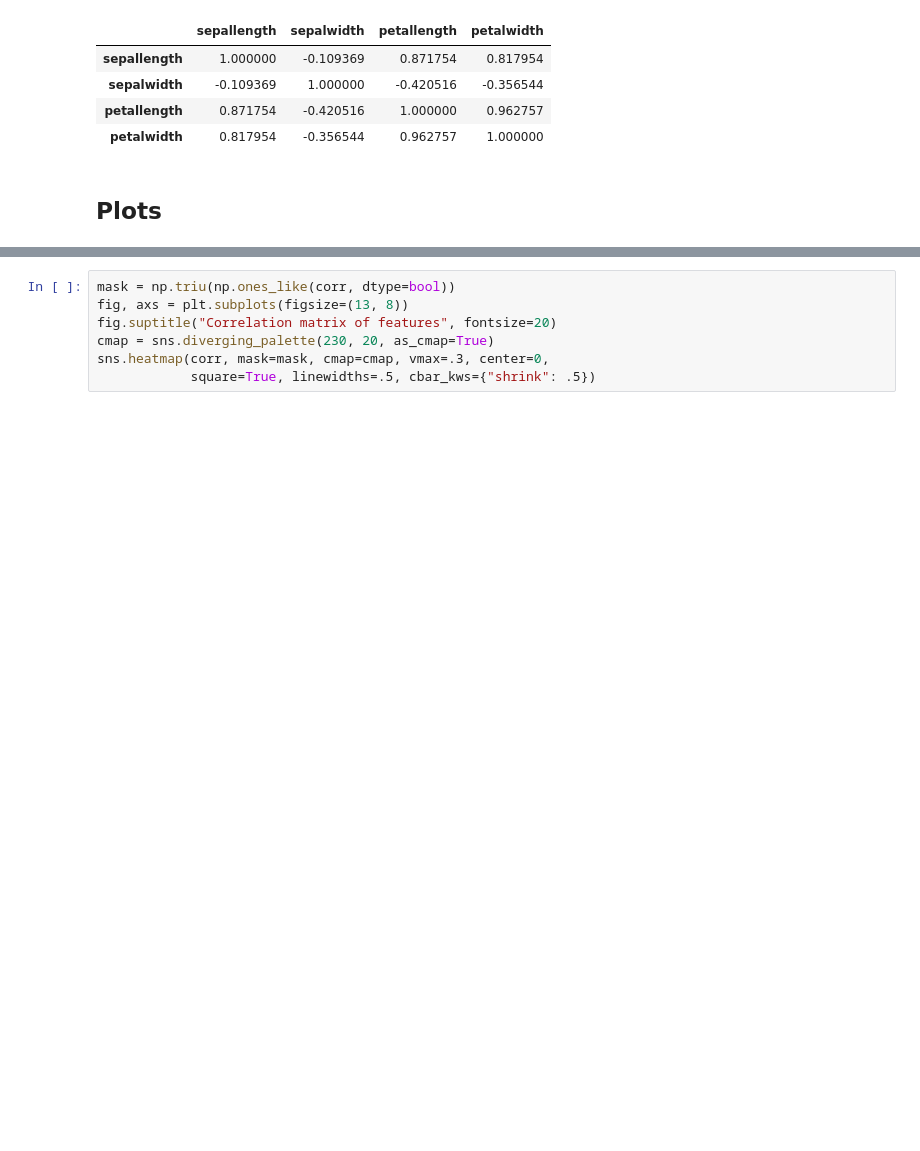
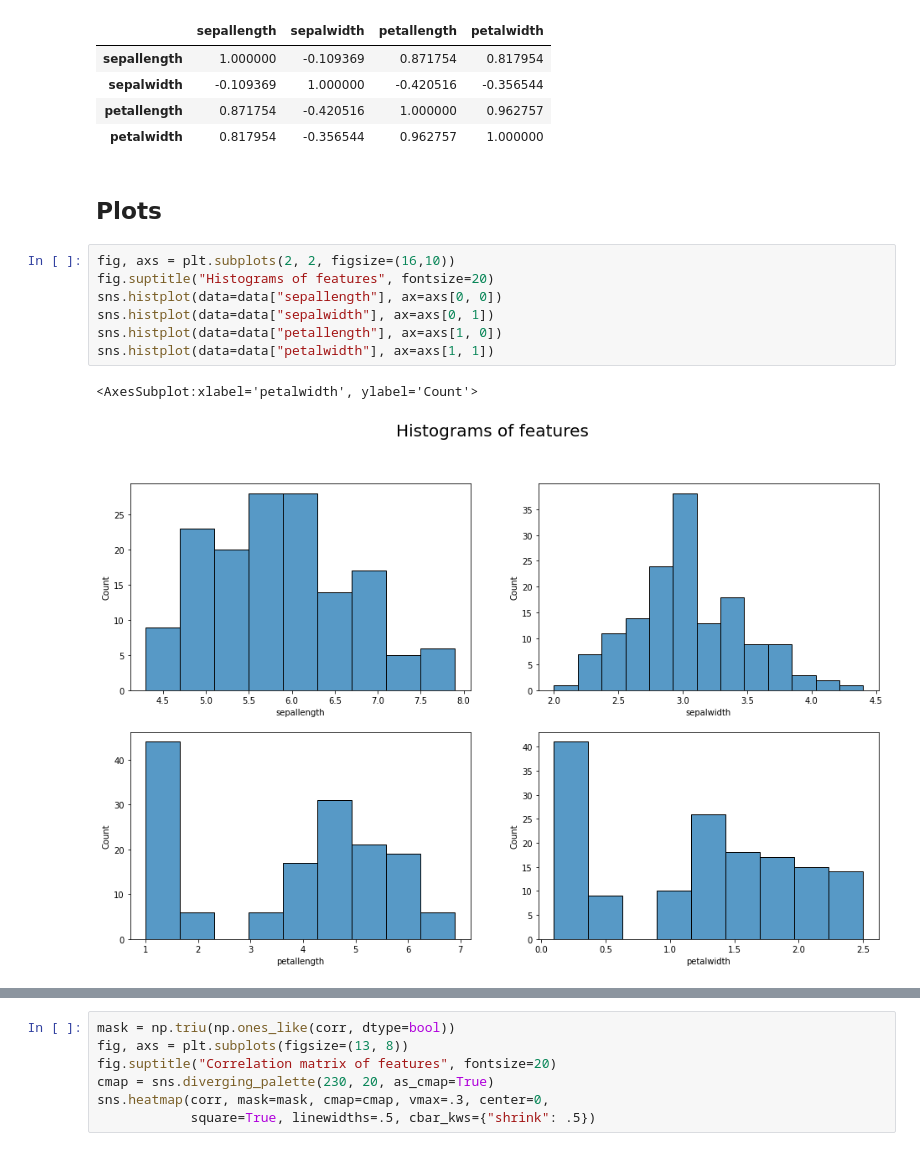
Before and after one commit to hoverslam/ml-projects, a Jupyter notebook: iris/iris.ipynb, the cells around one changed output, grey strips where cells are left out. Cells and saved outputs as stored; diff of their text form; blank space fills up the shorter version.

```diff
--- a/iris/iris.ipynb
+++ b/iris/iris.ipynb
@@ -76,4 +85,14 @@ corr
 | petalwidth | 0.817954 | -0.356544 | 0.962757 | 1.000000 |
 # %% [markdown]
 ## Plots
+# %%
+fig, axs = plt.subplots(2, 2, figsize=(16,10))
+fig.suptitle("Histograms of features", fontsize=20)
+sns.histplot(data=data["sepallength"], ax=axs[0, 0])
+sns.histplot(data=data["sepalwidth"], ax=axs[0, 1])
+sns.histplot(data=data["petallength"], ax=axs[1, 0])
+sns.histplot(data=data["petalwidth"], ax=axs[1, 1])
+# %% [output]
+<AxesSubplot:xlabel='petalwidth', ylabel='Count'>
+[figure, added]
 # %%
```
Also changed, not shown: parts of 13 cells of this notebook.
